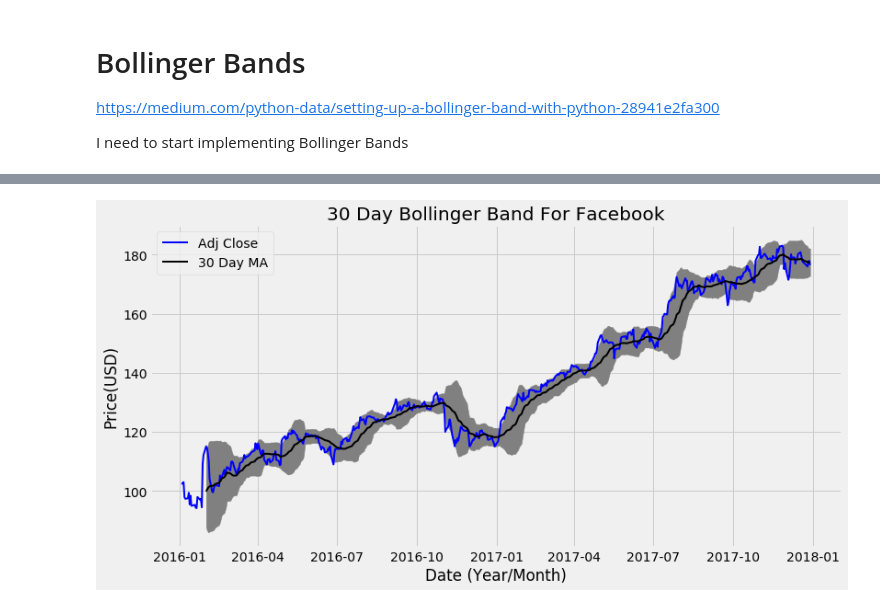
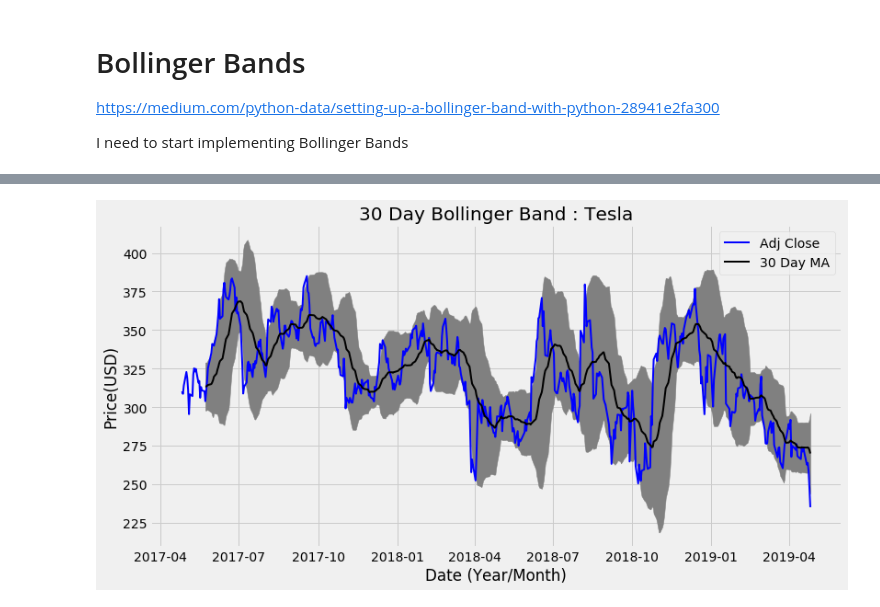
Before and after one commit to sbanerjee2020/cryptobot, a Jupyter notebook: SMA_EMA_MACD_RSI_BB.ipynb, the cells around one changed output, grey strips where cells are left out. Drawn from its saved outputs; the diff is of its cells as text; code cells hidden in the pictures.

```diff
--- a/SMA_EMA_MACD_RSI_BB.ipynb
+++ b/SMA_EMA_MACD_RSI_BB.ipynb
@@ -235,24 +235,28 @@ plt.show();
 # %%
-# set style, empty figure and axes
-plt.style.use('fivethirtyeight')
-fig = plt.figure(figsize=(12,6))
-ax = fig.add_subplot(111)
+def plot_bollinger_band (stock_df, stock_name):
+  # set style, empty figure and axes
+  plt.style.use('fivethirtyeight')
+  fig = plt.figure(figsize=(12,6))
+  ax = fig.add_subplot(111)
 
-# Get index values for the X axis for facebook DataFrame
-x_axis = fb.index.get_level_values(0)
+  # Get index values for the X axis for facebook DataFrame
+  x_axis = stock_df.index.get_level_values(0)
 
-# Plot shaded 21 Day Bollinger Band for Facebook
-ax.fill_between(x_axis, fb['Upper Band'], fb['Lower Band'], color='grey')
+  # Plot shaded 21 Day Bollinger Band for Facebook
+  ax.fill_between(x_axis, stock_df['Upper Band'], stock_df['Lower Band'], color='grey')
 
-# Plot Adjust Closing Price and Moving Averages
-ax.plot(x_axis, fb['Adj Close'], color='blue', lw=2)
-ax.plot(x_axis, fb['30 Day MA'], color='black', lw=2)
+  # Plot Adjust Closing Price and Moving Averages
+  ax.plot(x_axis, stock_df['Adj Close'], color='blue', lw=2)
+  ax.plot(x_axis, stock_df['30 Day MA'], color='black', lw=2)
 
-# Set Title & Show the Image
-ax.set_title('30 Day Bollinger Band For Facebook')
-ax.set_xlabel('Date (Year/Month)')
-ax.set_ylabel('Price(USD)')
-ax.legend()
-plt.show();
+  # Set Title & Show the Image
+  title = '30 Day Bollinger Band : '  + stock_name
+  ax.set_title(title)
+  ax.set_xlabel('Date (Year/Month)')
+  ax.set_ylabel('Price(USD)')
+  ax.legend()
+  plt.show();
-# %% [output]
-[figure, removed]
+# %%
+plot_bollinger_band (tesla, 'Tesla')
+# %% [output]
+[figure, added]
```
Also changed, not shown: parts of 3 cells of this notebook.
